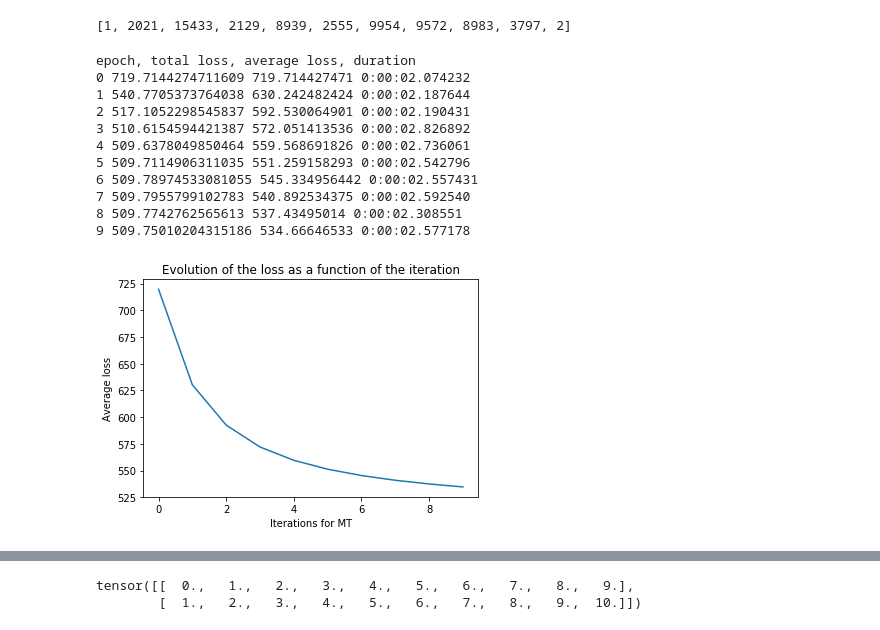
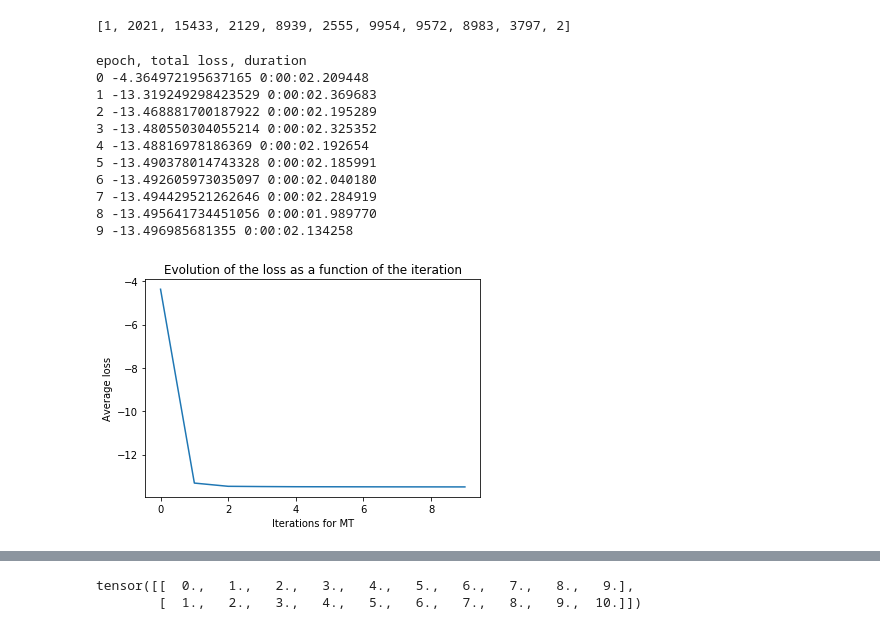
Before and after one commit to ecekt/NLP2-LAB2, a Jupyter notebook: NLP2-lab2.ipynb, the cells around one changed output, grey strips where cells are left out. Saved outputs shown, nothing was run; the diff lists cells and outputs as text; code cells hidden in the pictures.

Commit message:
updated attention mechanism

```diff
--- a/NLP2-lab2.ipynb
+++ b/NLP2-lab2.ipynb
@@ -220,6 +220,7 @@ class Decoder(nn.Module):
         #self.bidirLSTM = nn.LSTM(self.embedding_dim, self.embedding_dim, bidirectional=True)
         #TODO: LSTM, GRU
 
+        self.pre_rnn_affine = nn.Linear(self.dec_embedding_dim*2, self.dec_embedding_dim)
         #a linear layer after this before softmax
         self.out_affine = nn.Linear(self.dec_embedding_dim, self.vocab_size_en)
 
@@ -238,31 +239,53 @@ class Decoder(nn.Module):
 
             if s == 0:
 
-                #TODO: how to add weighted context
-                #do we set h0 to avg context OR do we input it?
+                weighted_context = torch.zeros(output.shape)
+                output = torch.cat((output, weighted_context), 0)
+
+                output = self.pre_rnn_affine(output)
+                #TODO: start with 0 vector as h0
+
                 output, hidden = self.rnn(output.view(1, 1, -1), encoder_avg_context.view(1, 1, -1))
                 prev_hidden = hidden
 
-                s_output = F.softmax(output[0], dim=0) #TODO: CHECK DIM AND OUTPUT[0]
-                s_output = self.out_affine(s_output)
+                s_output = self.out_affine(output[0])
+                s_output = F.softmax(s_output, dim=1) #TODO: CHECK DIM AND OUTPUT[0]
+
                 pred.append(s_output)
+
+            elif s == len(gold_target_sent)-1:
+
+                #end of sentence
+                break
 
             else:
 
                 #TODO: how to add weighted context
+                output = torch.cat((output, weighted_context), 0)
+
+                output = self.pre_rnn_affine(output)
+
                 output, hidden = self.rnn(output.view(1, 1, -1), prev_hidden.view(1, 1, -1))
                 prev_hidden = hidden
 
-                s_output = F.softmax(output[0], dim=0) #TODO: CHECK DIM AND OUTPUT[0]
-                s_output = self.out_affine(s_output)
+                s_output = self.out_affine(output[0])
+
+                s_output = F.softmax(s_output, dim=1) #TODO: CHECK DIM AND OUTPUT[0]
                 pred.append(s_output)
 
             attention_weights_word = F.softmax(torch.matmul(encoder_stacked_contexts, prev_hidden.view(-1,1)), dim = 0)
+
+            #print(attention_weights_word)
+
+            weighted_context = torch.sum(torch.mul(attention_weights_word, encoder_stacked_contexts), dim = 0)
+
             attentions.append(attention_weights_word)
+
 
         attention_weights = torch.stack(attentions, dim=0)
 
         pred = torch.stack(pred, dim=0)
+
         return pred, attention_weights #output, hidden
 
 
@@ -284,13 +307,13 @@ model_decoder = Decoder(dec_embedding_dim, vocab_size_en, max_sentence_length, d
 optimizer_encoder = optim.Adam(model_encoder.parameters(), lr = learning_rate)
 optimizer_decoder = optim.Adam(model_decoder.parameters(), lr = learning_rate)
 
-loss_func = nn.CrossEntropyLoss()
+loss_func = nn.NLLLoss()
 losses = []
 avg_losses = []
 
 portion = 100
 
-print('epoch, total loss, average loss, duration')
+print('epoch, total loss, duration')
 for e in range(epochs):
 
     then = datetime.now()
@@ -317,59 +340,55 @@ for e in range(epochs):
 
             average_context, stacked_contexts = model_encoder(sent_fr, sent_fr_pos)
 
-            #prev_hidden = average_context or actual prev_hidden
-
             pred, attention_weights = model_decoder(sent_en, average_context, stacked_contexts)
 
+            #print(pred, sent_en)
+            sent_en = sent_en[1:len(sent_en)] #skip SOS
             loss = loss_func(pred.squeeze(), sent_en)
 
             loss.backward()
 
             optimizer_encoder.step()
             optimizer_decoder.step()
 
             total_loss += loss.item()
 
 
     now = datetime.now()
 
     losses.append(total_loss)
 
-    avg_loss = np.mean(losses)
-
-    print(e, total_loss, avg_loss, now-then)
-
-    avg_losses.append(avg_loss)
+    print(e, total_loss, now-then)
 
 
 with open('model_encoder' + str(portion) + '.pickle','wb') as file:
     pickle.dump(model_encoder,file)
 
 
 with open('model_decoder' + str(portion) + '.pickle','wb') as file:
     pickle.dump(model_decoder,file)
 
-iteration= list(range(len(avg_losses)))
+iteration= list(range(len(losses)))
 
-plt.plot(iteration, avg_losses)
+plt.plot(iteration, losses)
 plt.xlabel("Iterations for MT")
 plt.ylabel('Average loss')
 plt.title('Evolution of the loss as a function of the iteration')
 plt.savefig("mt" + str(portion)+".png")
 plt.show()
 # %% [output]
-epoch, total loss, average loss, duration
-0 719.7144274711609 719.714427471 0:00:02.074232
-1 540.7705373764038 630.242482424 0:00:02.187644
-2 517.1052298545837 592.530064901 0:00:02.190431
-3 510.6154594421387 572.051413536 0:00:02.826892
-4 509.6378049850464 559.568691826 0:00:02.736061
-5 509.7114906311035 551.259158293 0:00:02.542796
-6 509.78974533081055 545.334956442 0:00:02.557431
-7 509.7955799102783 540.892534375 0:00:02.592540
-8 509.7742762565613 537.43495014 0:00:02.308551
-9 509.75010204315186 534.66646533 0:00:02.577178
+epoch, total loss, duration
+0 -4.364972195637165 0:00:02.209448
+1 -13.319249298423529 0:00:02.369683
+2 -13.468881700187922 0:00:02.195289
+3 -13.480550304055214 0:00:02.325352
+4 -13.48816978186369 0:00:02.192654
+5 -13.490378014743328 0:00:02.185991
+6 -13.492605973035097 0:00:02.040180
+7 -13.494429521262646 0:00:02.284919
+8 -13.495641734451056 0:00:01.989770
+9 -13.496985681355 0:00:02.134258
-[figure, old version]
+[figure, new version]
 # %%
 portion = 100
 
```
Also changed, not shown: parts of 7 cells of this notebook.
